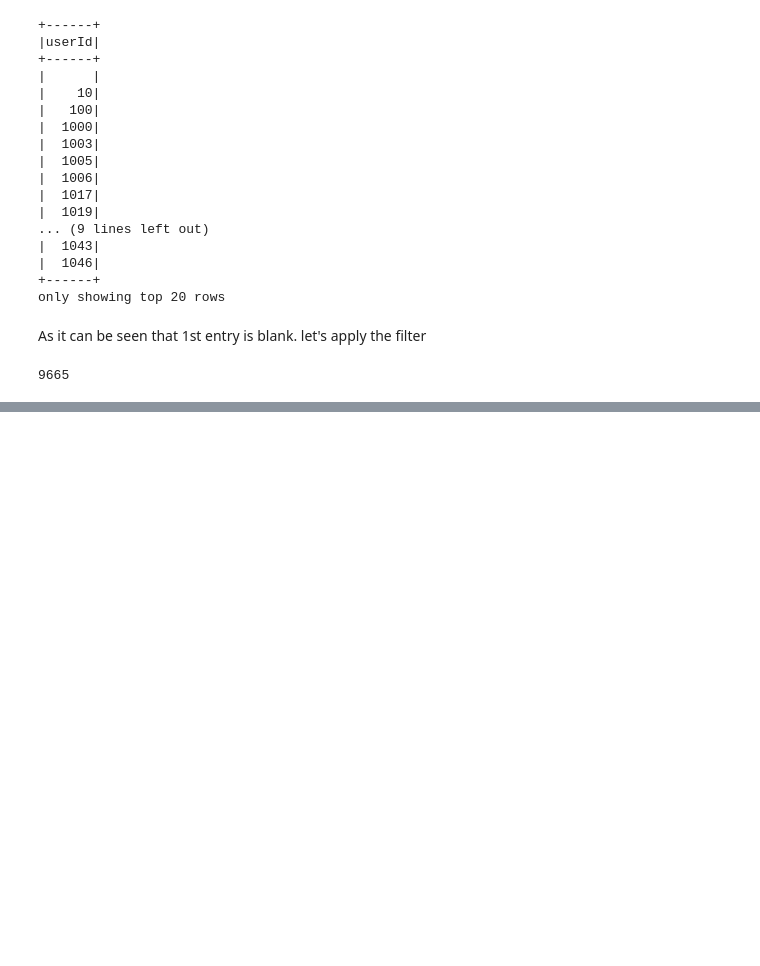
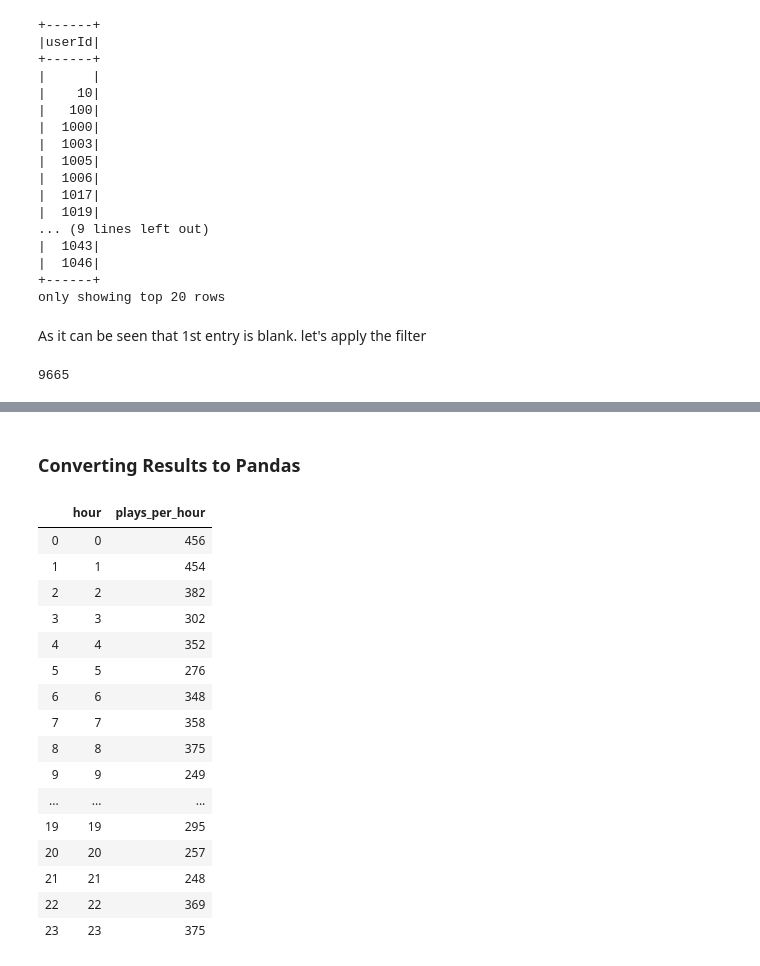
Before and after one commit to muhammadnaqeebasif/DataEngineeringNanoDegree, a Jupyter notebook: Modules/3. Data Lakes with Spark/Lesson 2 - Data Wrangling with Spark/Data Wrangling with Spark.ipynb, the cells around one changed output, grey strips where cells are left out. Drawn from its saved outputs; the diff is of its cells as text; code cells hidden in the pictures; blank space fills up the shorter version.

```diff
--- a/Modules/3. Data Lakes with Spark/Lesson 2 - Data Wrangling with Spark/Data Wrangling with Spark.ipynb
+++ b/Modules/3. Data Lakes with Spark/Lesson 2 - Data Wrangling with Spark/Data Wrangling with Spark.ipynb
@@ -570,0 +912,8 @@ user_log_valid.count()
+# %%
+songs_in_hour = spark.sql("""
+        SELECT get_hour(ts) AS hour, COUNT(*) AS plays_per_hour
+        FROM user_log_table
+        WHERE page='NextSong'
+        GROUP BY hour
+        ORDER BY CAST(hour AS INT) ASC
+        """)
@@ -570,0 +940,24 @@ user_log_valid.count()
+# %% [markdown]
+### Converting Results to Pandas
+# %%
+songs_in_hour_pd = songs_in_hour.toPandas()
+# %%
+songs_in_hour_pd
+# %% [output]
+|  | hour | plays_per_hour |
+| 0 | 0 | 456 |
+| 1 | 1 | 454 |
+| 2 | 2 | 382 |
+| 3 | 3 | 302 |
+| 4 | 4 | 352 |
+| 5 | 5 | 276 |
+| 6 | 6 | 348 |
+| 7 | 7 | 358 |
+| 8 | 8 | 375 |
+| 9 | 9 | 249 |
+| ... | ... | ... |
+| 19 | 19 | 295 |
+| 20 | 20 | 257 |
+| 21 | 21 | 248 |
+| 22 | 22 | 369 |
+| 23 | 23 | 375 |
```
Also changed, not shown: parts of 68 cells of this notebook, 1 other file.
